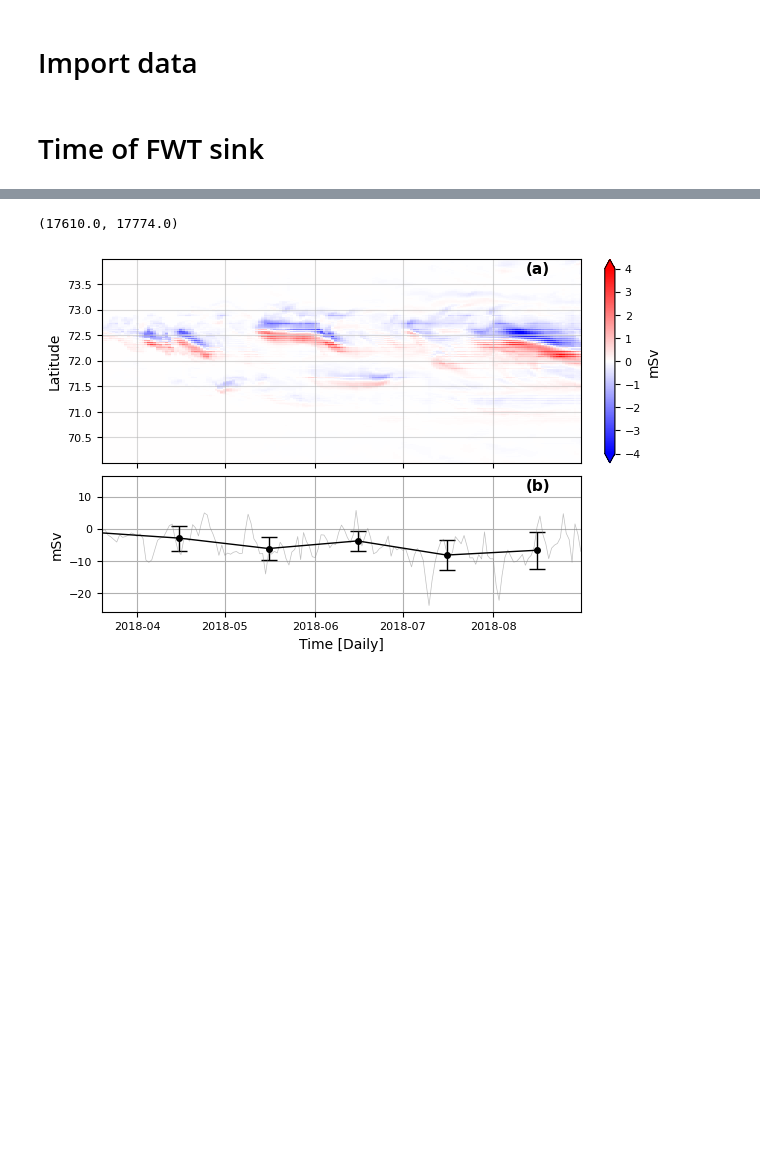
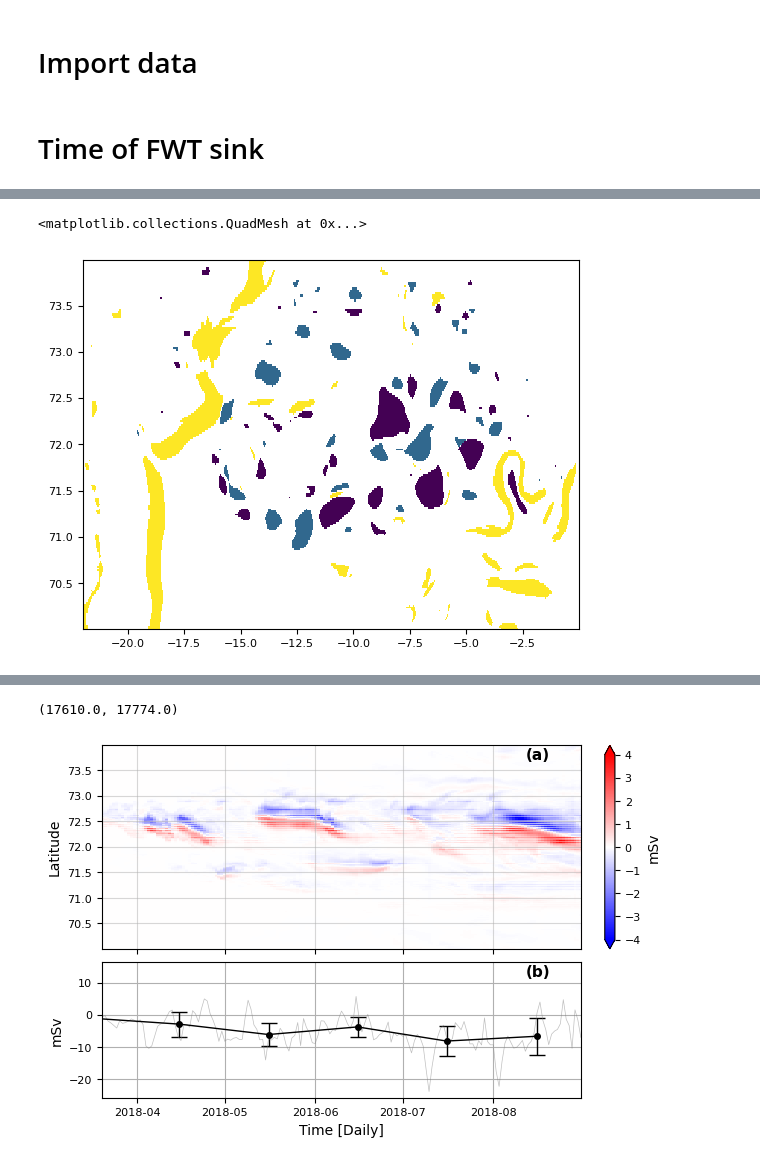
Before and after one commit to EirikKvamme/MScEirik, a Jupyter notebook: Eddies/EddyCasestudy.ipynb, the cells around one changed output, grey strips where cells are left out. Saved outputs shown, nothing was run; the diff lists cells and outputs as text; code cells hidden in the pictures; blank space fills up the shorter version.

```diff
--- a/Eddies/EddyCasestudy.ipynb
+++ b/Eddies/EddyCasestudy.ipynb
@@ -61,3 +142,8 @@ FWC = FWC.resample(time='D').mean(dim='time').rename('FWC')
+# %%
+plt.pcolormesh(eddyRegion.X,eddyRegion.Y,eddyRegion[0])
+# %% [output]
+<matplotlib.collections.QuadMesh at 0x...>
+[figure, added]
 # %%
 def err_resample(dataset_d):
     resampled_data = dataset_d.resample(time='ME').std()
```
Also changed, not shown: parts of 11 cells of this notebook, 1 other file.
